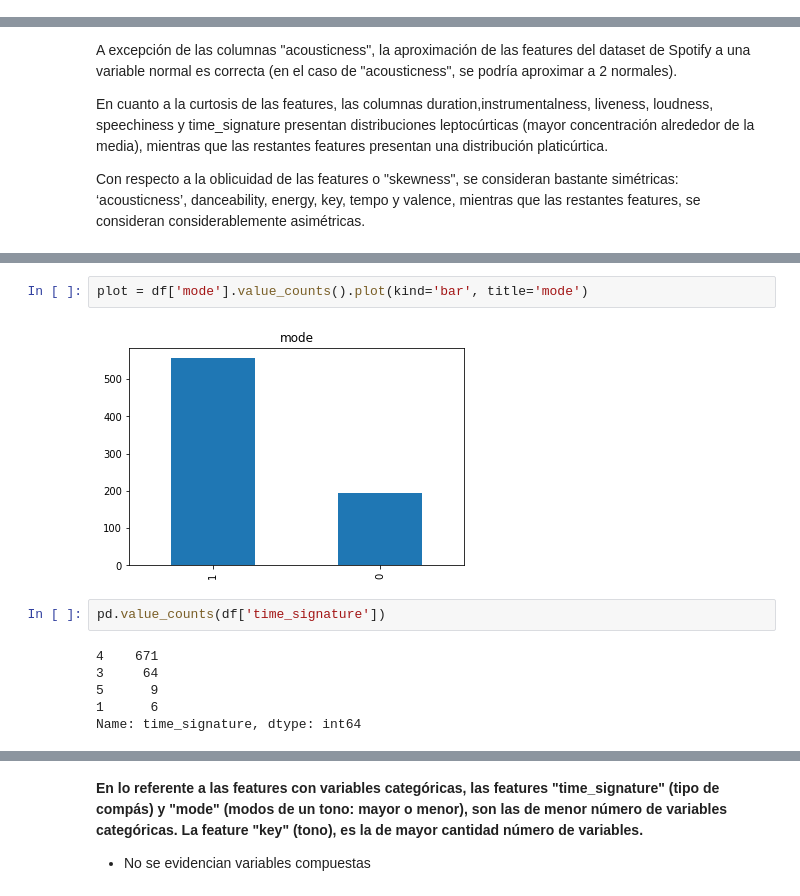
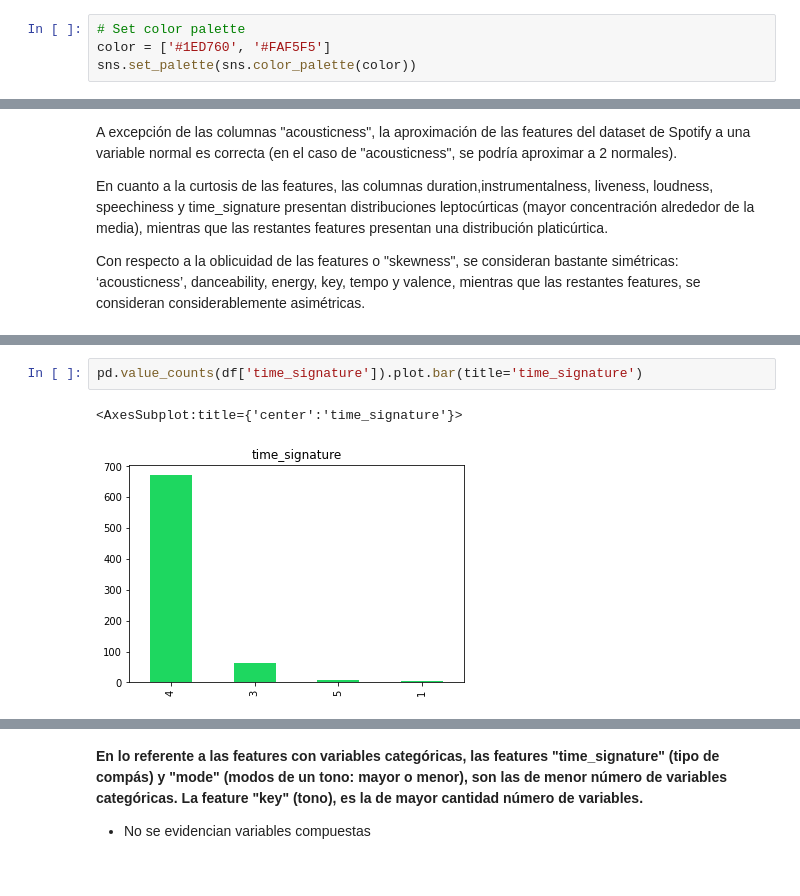
Before and after one commit to ldidone/analisis_de_datos_CEIA_TP, a Jupyter notebook: Análisis_de_Datos_Spotify.ipynb, the cells around one changed output, grey strips where cells are left out. Drawn from its saved outputs; the diff is of its cells as text.

```diff
--- a/Análisis_de_Datos_Spotify.ipynb
+++ b/Análisis_de_Datos_Spotify.ipynb
@@ -12,6 +12,10 @@ import pandas as pd
 import numpy as np
 import matplotlib.pyplot as plt
 import seaborn as sns
+# %%
+# Set color palette
+color = ['#1ED760', '#FAF5F5']
+sns.set_palette(sns.color_palette(color))
 # %%
 # Load dataset from GitHub repository
 df = pd.read_csv('https://raw.githubusercontent.com/ldidone/analisis_de_datos_CEIA_TP/main/data/data_playlist.csv')
@@ -335,12 +418,5 @@ Name: mode, dtype: float64
 # %%
-plot = df['mode'].value_counts().plot(kind='bar', title='mode')
+pd.value_counts(df['time_signature']).plot.bar(title='time_signature')
 # %% [output]
+<AxesSubplot:title={'center':'time_signature'}>
-[figure, old version]
+[figure, new version]
-# %%
-pd.value_counts(df['time_signature'])
-# %% [output]
-4    671
-3     64
-5      9
-1      6
-Name: time_signature, dtype: int64
```
Also changed, not shown: parts of 65 cells of this notebook, 1 other file.
